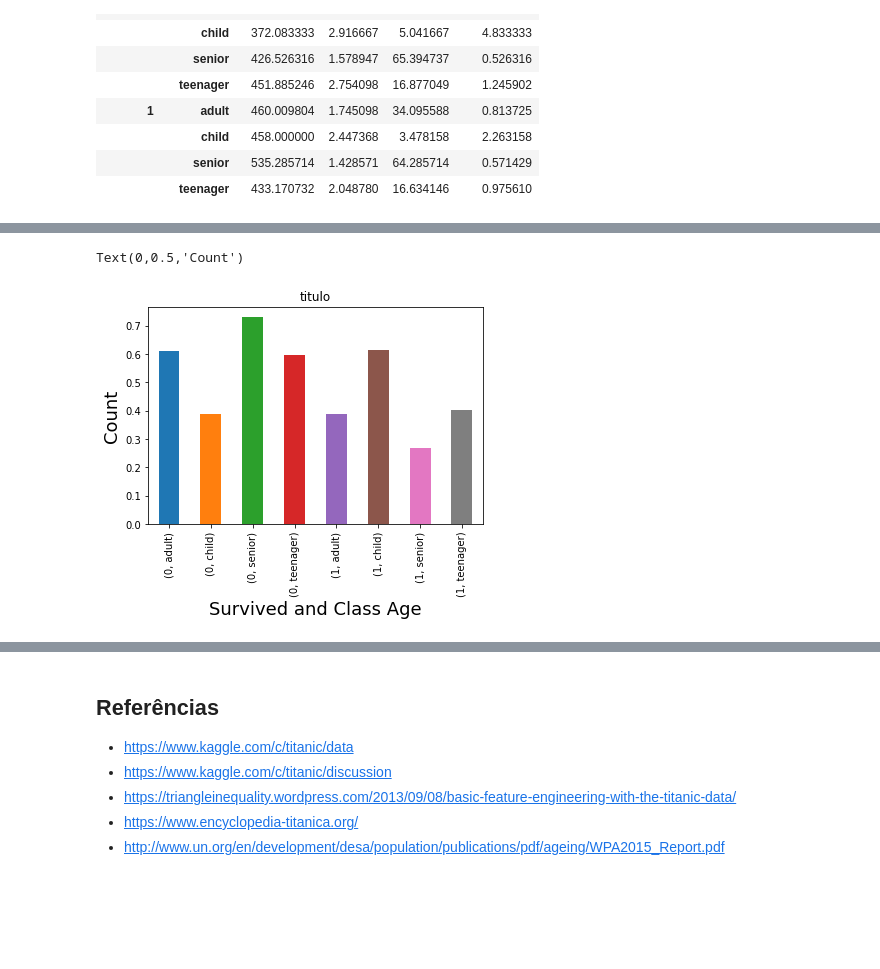
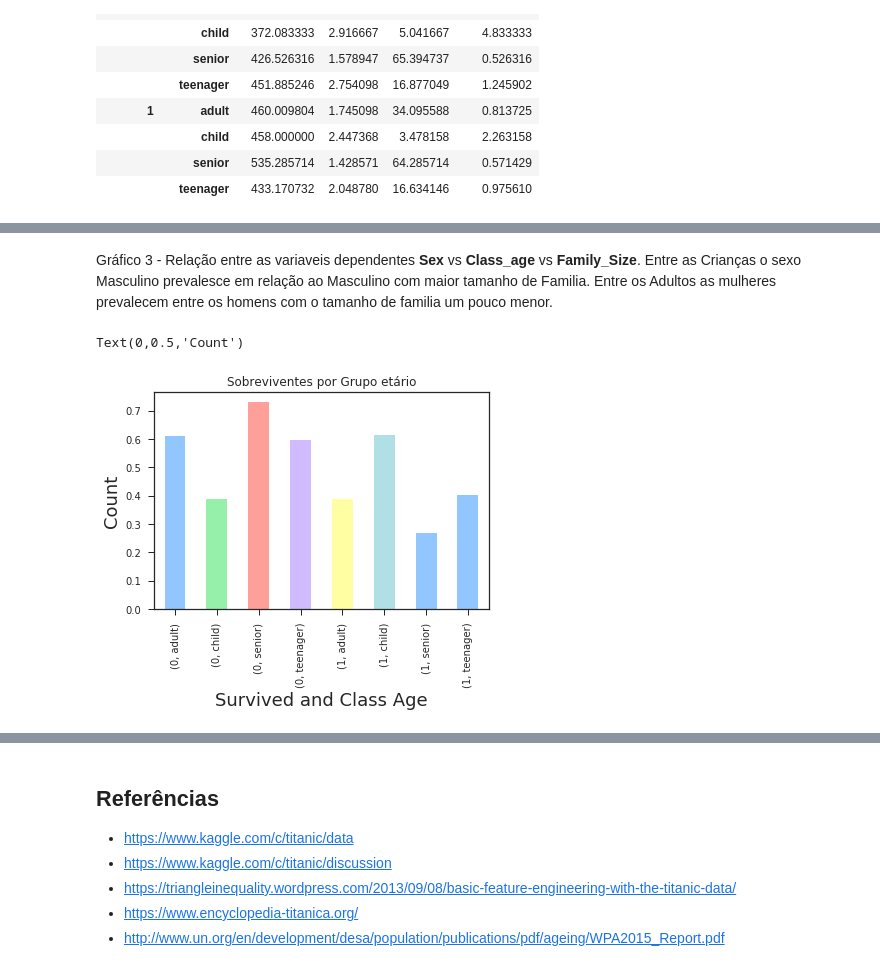
Before and after one commit to nfbomfim/ndfdsi-projeto2, a Jupyter notebook: titanic.ipynb, the cells around one changed output, grey strips where cells are left out. Saved outputs shown, nothing was run; the diff lists cells and outputs as text; code cells hidden in the pictures; blank space fills up the shorter version.

```diff
--- a/titanic.ipynb
+++ b/titanic.ipynb
@@ -468,0 +494,7 @@ Observação da Variavel 'Class_Age' em relação a 'Survived'
+# %%
+sns.set(style="ticks", palette="pastel")
+
+sns.boxplot(x="Class_Age", y="Family_Size",
+            hue="Sex", palette=["m", "g"],
+            data=df_titanic)
+sns.despine(offset=10, trim=True)
@@ -469,11 +503,13 @@ Observação da Variavel 'Class_Age' em relação a 'Survived'
+# %% [markdown]
+Gráfico 3 - Relação entre as variaveis dependentes **Sex** vs **Class_age** vs **Family_Size**. Entre as Crianças o sexo Masculino prevalesce em relação ao Masculino com maior tamanho de Familia. Entre os Adultos as mulheres prevalecem entre os homens com o tamanho de familia um pouco menor.<br>
 # %%
 counts_survived_age_group = df_titanic.groupby(['Survived', 'Class_Age']).count()['Family_Size']
 total_survived_age_group = df_titanic.groupby('Class_Age').count()['Family_Size']
 proportions_survived_age_group = counts_survived_age_group / total_survived_age_group
 
-proportions_survived_age_group.plot(kind='bar', title='titulo', alpha=1)
+proportions_survived_age_group.plot(kind='bar', title='Sobreviventes por Grupo etário', alpha=1)
 plt.xlabel('Survived and Class Age', fontsize=18)
 plt.ylabel('Count', fontsize=18)
 # %% [output]
 Text(0,0.5,'Count')
-[figure, old version]
+[figure, new version]
```
Also changed, not shown: parts of 29 cells of this notebook, 1 other file.
